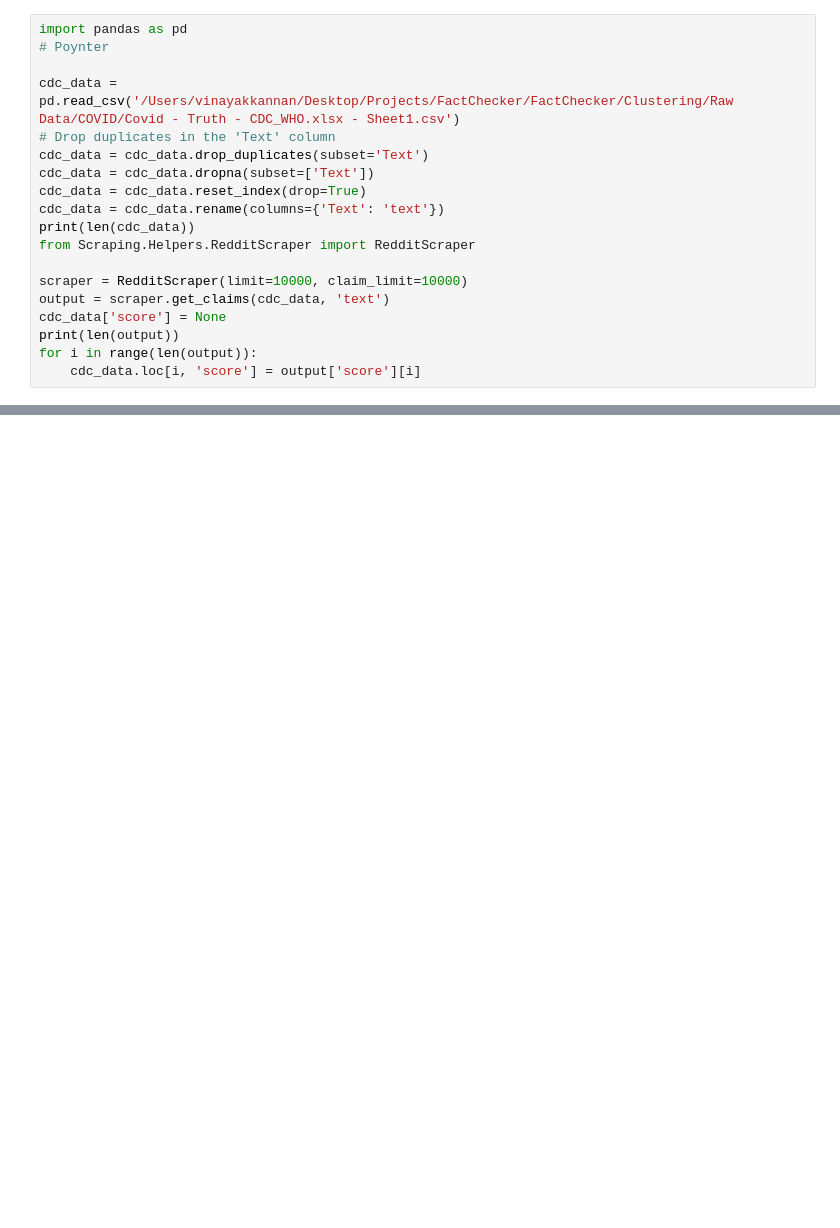
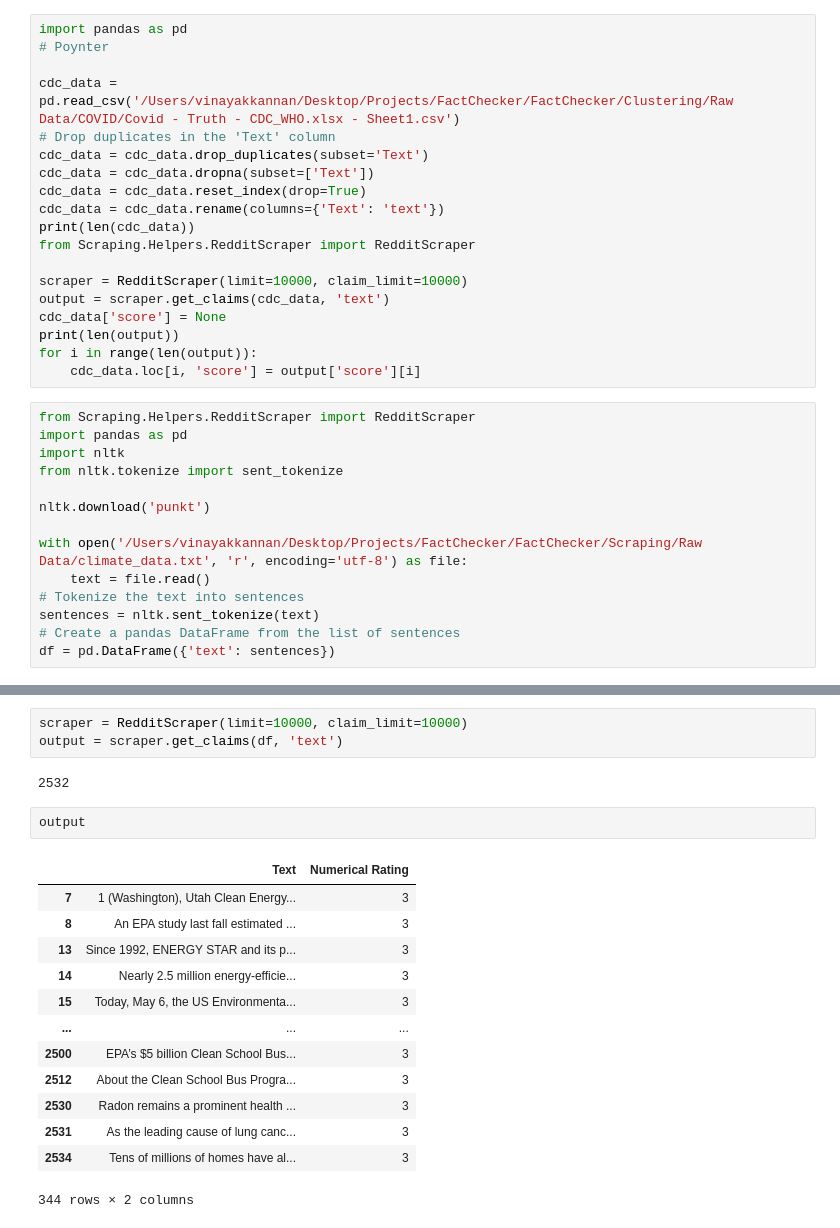
Before and after one commit to Vinayak-Kannan/FactChecker-V3, a Jupyter notebook: Scraping/covid_claim_extraction.ipynb, the cells around one changed output, grey strips where cells are left out. Drawn from its saved outputs; the diff is of its cells as text; blank space fills up the shorter version.

```diff
--- a/Scraping/covid_claim_extraction.ipynb
+++ b/Scraping/covid_claim_extraction.ipynb
@@ -146,3 +146,17 @@ cdc_data['score'] = None
 print(len(output))
 for i in range(len(output)):
     cdc_data.loc[i, 'score'] = output['score'][i]
+# %%
+from Scraping.Helpers.RedditScraper import RedditScraper
+import pandas as pd
+import nltk
+from nltk.tokenize import sent_tokenize
+
+nltk.download('punkt')
+
+with open('/Users/vinayakkannan/Desktop/Projects/FactChecker/FactChecker/Scraping/Raw Data/climate_data.txt', 'r', encoding='utf-8') as file:
+    text = file.read()
+# Tokenize the text into sentences
+sentences = nltk.sent_tokenize(text)
+# Create a pandas DataFrame from the list of sentences
+df = pd.DataFrame({'text': sentences})
@@ -148,0 +167,21 @@ for i in range(len(output)):
+# %%
+scraper = RedditScraper(limit=10000, claim_limit=10000)
+output = scraper.get_claims(df, 'text')
+# %% [output]
+2532
+# %%
+output
+# %% [output]
+|  | Text | Numerical Rating |
+| 7 | 1 (Washington), Utah Clean Energy... | 3 |
+| 8 | An EPA study last fall estimated ... | 3 |
+| 13 | Since 1992, ENERGY STAR and its p... | 3 |
+| 14 | Nearly 2.5 million energy-efficie... | 3 |
+| 15 | Today, May 6, the US Environmenta... | 3 |
+| ... | ... | ... |
+| 2500 | EPA’s $5 billion Clean School Bus... | 3 |
+| 2512 | About the Clean School Bus Progra... | 3 |
+| 2530 | Radon remains a prominent health ... | 3 |
+| 2531 | As the leading cause of lung canc... | 3 |
+| 2534 | Tens of millions of homes have al... | 3 |
+344 rows × 2 columns
```
Also changed, not shown: parts of 2 cells of this notebook, 7 other files.
